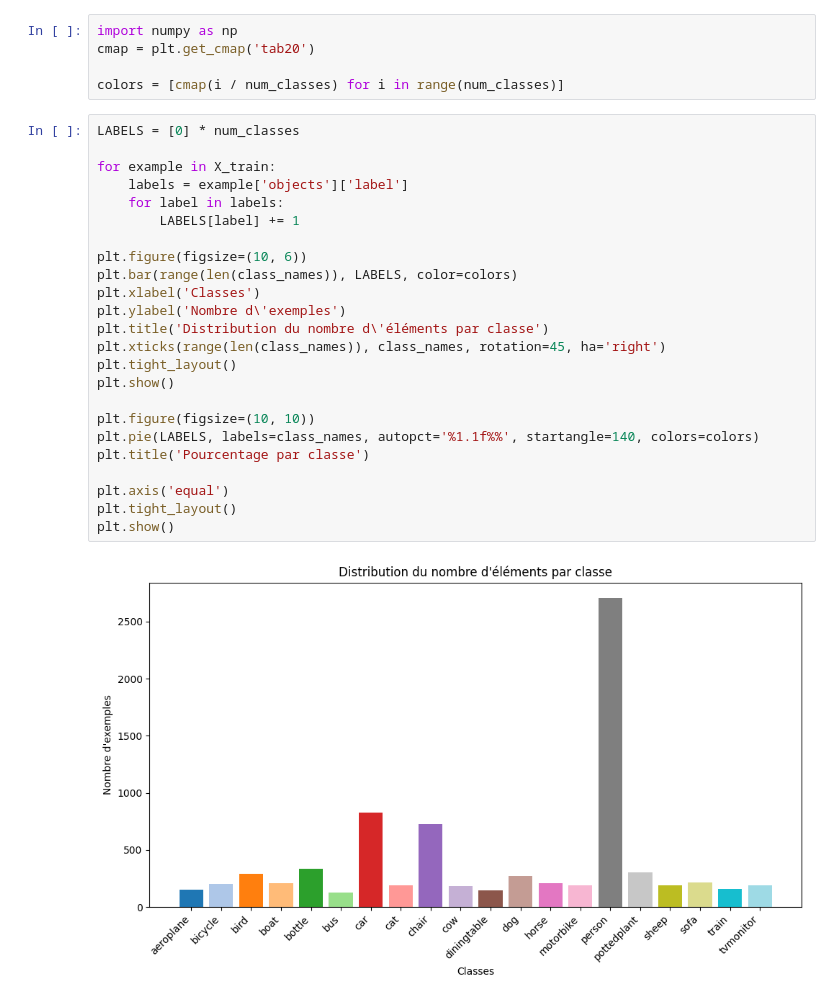
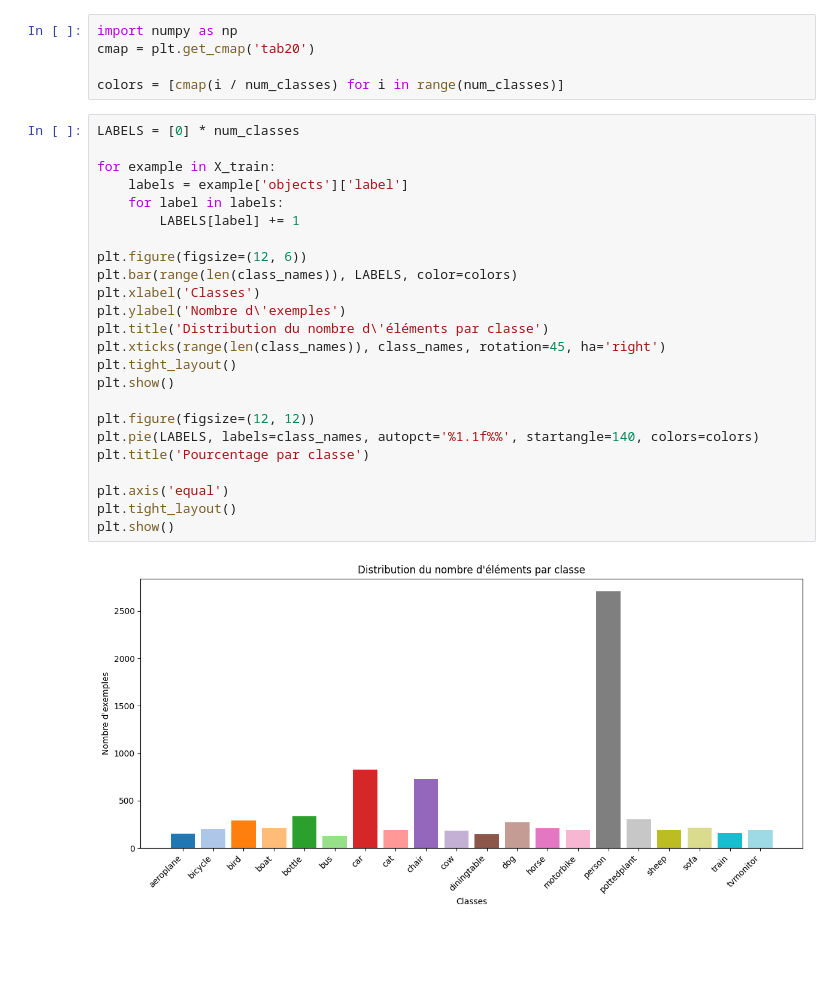
Before and after one commit to OtokoNoKage/Deep-Learning, a Jupyter notebook: Object Detection/YOLO/YOLOV1/Statistics_VOC2007.ipynb, the cells around one changed output. Saved outputs shown, nothing was run; the diff lists cells and outputs as text; blank space fills up the shorter version.

```diff
--- a/Object Detection/YOLO/YOLOV1/Statistics_VOC2007.ipynb
+++ b/Object Detection/YOLO/YOLOV1/Statistics_VOC2007.ipynb
@@ -151,26 +136,26 @@ colors = [cmap(i / num_classes) for i in range(num_classes)]
 # %%
 LABELS = [0] * num_classes
 
 for example in X_train:
     labels = example['objects']['label']
     for label in labels:
         LABELS[label] += 1
 
-plt.figure(figsize=(10, 6))
+plt.figure(figsize=(12, 6))
 plt.bar(range(len(class_names)), LABELS, color=colors)
 plt.xlabel('Classes')
 plt.ylabel('Nombre d\'exemples')
 plt.title('Distribution du nombre d\'éléments par classe')
 plt.xticks(range(len(class_names)), class_names, rotation=45, ha='right')
 plt.tight_layout()
 plt.show()
 
-plt.figure(figsize=(10, 10))
+plt.figure(figsize=(12, 12))
 plt.pie(LABELS, labels=class_names, autopct='%1.1f%%', startangle=140, colors=colors)
 plt.title('Pourcentage par classe')
 
 plt.axis('equal')
 plt.tight_layout()
 plt.show()
 # %% [output]
-[figure, old version]
+[figure, new version]
```
Also changed, not shown: parts of 3 cells of this notebook, 3 other files.
